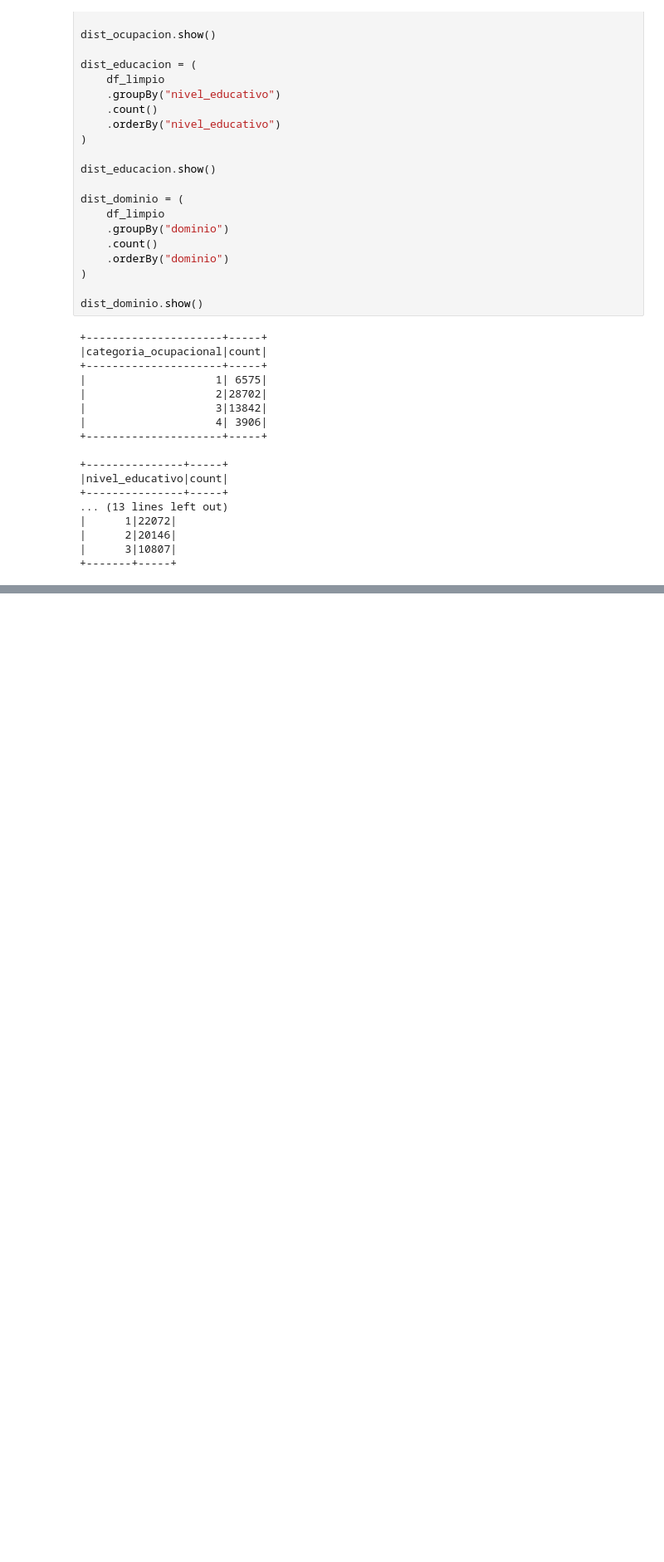
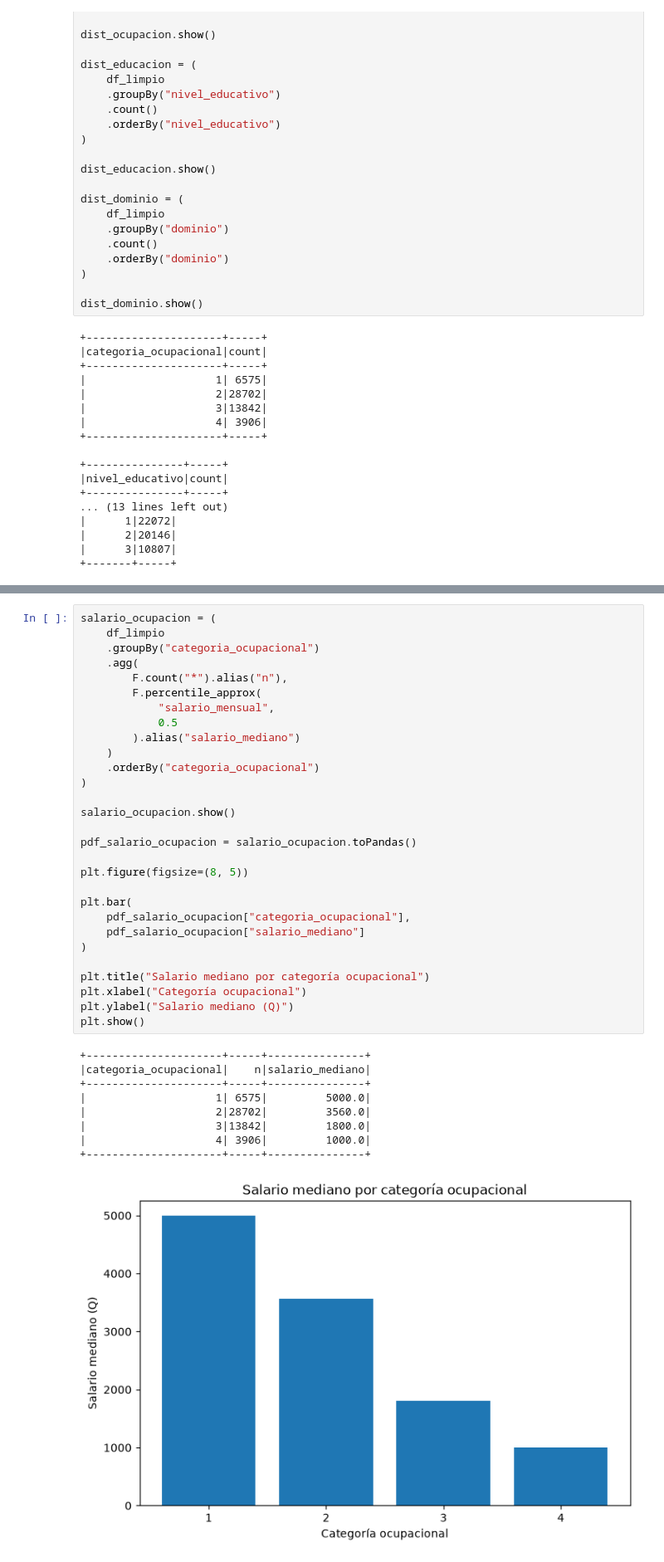
Before and after one commit to tismajo/CC3084-Laboratorio7, a Jupyter notebook: Laboratorio7.ipynb, the cells around one changed output, grey strips where cells are left out. Shown at 83% size. Cells and saved outputs as stored; diff of their text form; blank space fills up the shorter version.

```diff
--- a/Laboratorio7.ipynb
+++ b/Laboratorio7.ipynb
@@ -1182,0 +1311,39 @@ dist_dominio.show()
+# %%
+salario_ocupacion = (
+    df_limpio
+    .groupBy("categoria_ocupacional")
+    .agg(
+        F.count("*").alias("n"),
+        F.percentile_approx(
+            "salario_mensual",
+            0.5
+        ).alias("salario_mediano")
+    )
+    .orderBy("categoria_ocupacional")
+)
+
+salario_ocupacion.show()
+
+pdf_salario_ocupacion = salario_ocupacion.toPandas()
+
+plt.figure(figsize=(8, 5))
+
+plt.bar(
+    pdf_salario_ocupacion["categoria_ocupacional"],
+    pdf_salario_ocupacion["salario_mediano"]
+)
+
+plt.title("Salario mediano por categoría ocupacional")
+plt.xlabel("Categoría ocupacional")
+plt.ylabel("Salario mediano (Q)")
+plt.show()
+# %% [output]
++---------------------+-----+---------------+
+|categoria_ocupacional|    n|salario_mediano|
++---------------------+-----+---------------+
+|                    1| 6575|         5000.0|
+|                    2|28702|         3560.0|
+|                    3|13842|         1800.0|
+|                    4| 3906|         1000.0|
++---------------------+-----+---------------+
+[figure, added]
```
Also changed, not shown: parts of 5 cells of this notebook.
